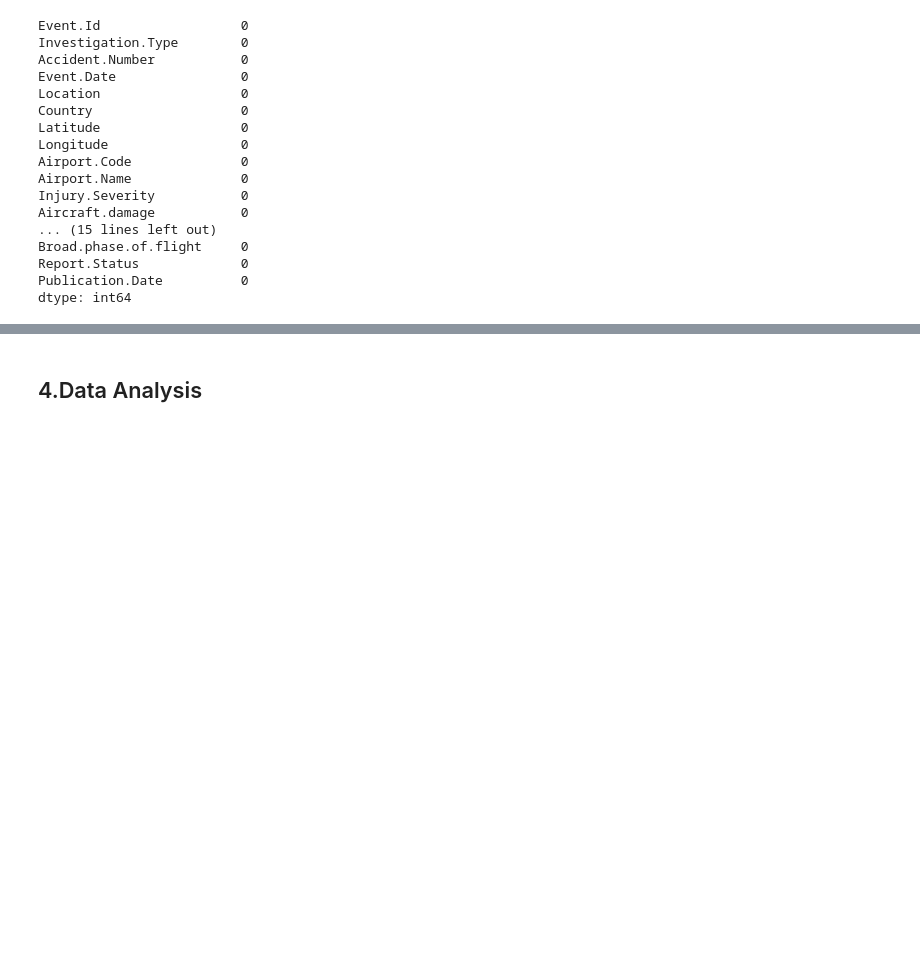
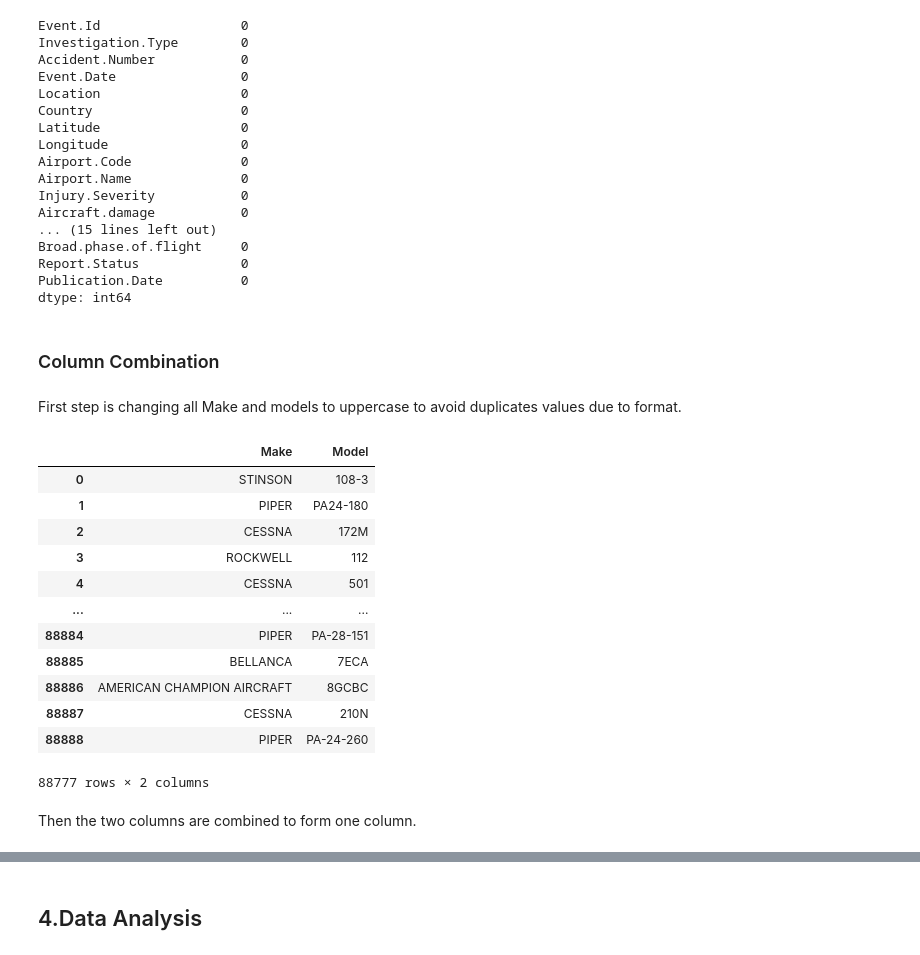
Before and after one commit to Mau-Wambugu/Aircraft-Accidents-Analysis-, a Jupyter notebook: Aviation-Accidents-Analysis.ipynb, the cells around one changed output, grey strips where cells are left out. Drawn from its saved outputs; the diff is of its cells as text; code cells hidden in the pictures; blank space fills up the shorter version.

```diff
--- a/Aviation-Accidents-Analysis.ipynb
+++ b/Aviation-Accidents-Analysis.ipynb
@@ -235,3 +235,32 @@ Broad.phase.of.flight     0
 Report.Status             0
 Publication.Date          0
 dtype: int64
+# %% [markdown]
+### Column Combination
+# %% [markdown]
+First step is changing all Make and models to uppercase to avoid duplicates values due to format.
+# %%
+def uppercase_strings(x): #define a function that changes values to upper case
+  if isinstance(x, str):
+    return x.upper()
+  return x
+
+# Apply lowercase_strings function to the columns
+df[['Make', 'Model']]= df[['Make', 'Model']].applymap(uppercase_strings)
+df[['Make', 'Model']]
+# %% [output]
+|  | Make | Model |
+| 0 | STINSON | 108-3 |
+| 1 | PIPER | PA24-180 |
+| 2 | CESSNA | 172M |
+| 3 | ROCKWELL | 112 |
+| 4 | CESSNA | 501 |
+| ... | ... | ... |
+| 88884 | PIPER | PA-28-151 |
+| 88885 | BELLANCA | 7ECA |
+| 88886 | AMERICAN CHAMPION AIRCRAFT | 8GCBC |
+| 88887 | CESSNA | 210N |
+| 88888 | PIPER | PA-24-260 |
+88777 rows × 2 columns
+# %% [markdown]
+Then the two columns are combined to form one column.
```
Also changed, not shown: parts of 15 cells of this notebook, 13 other files.
